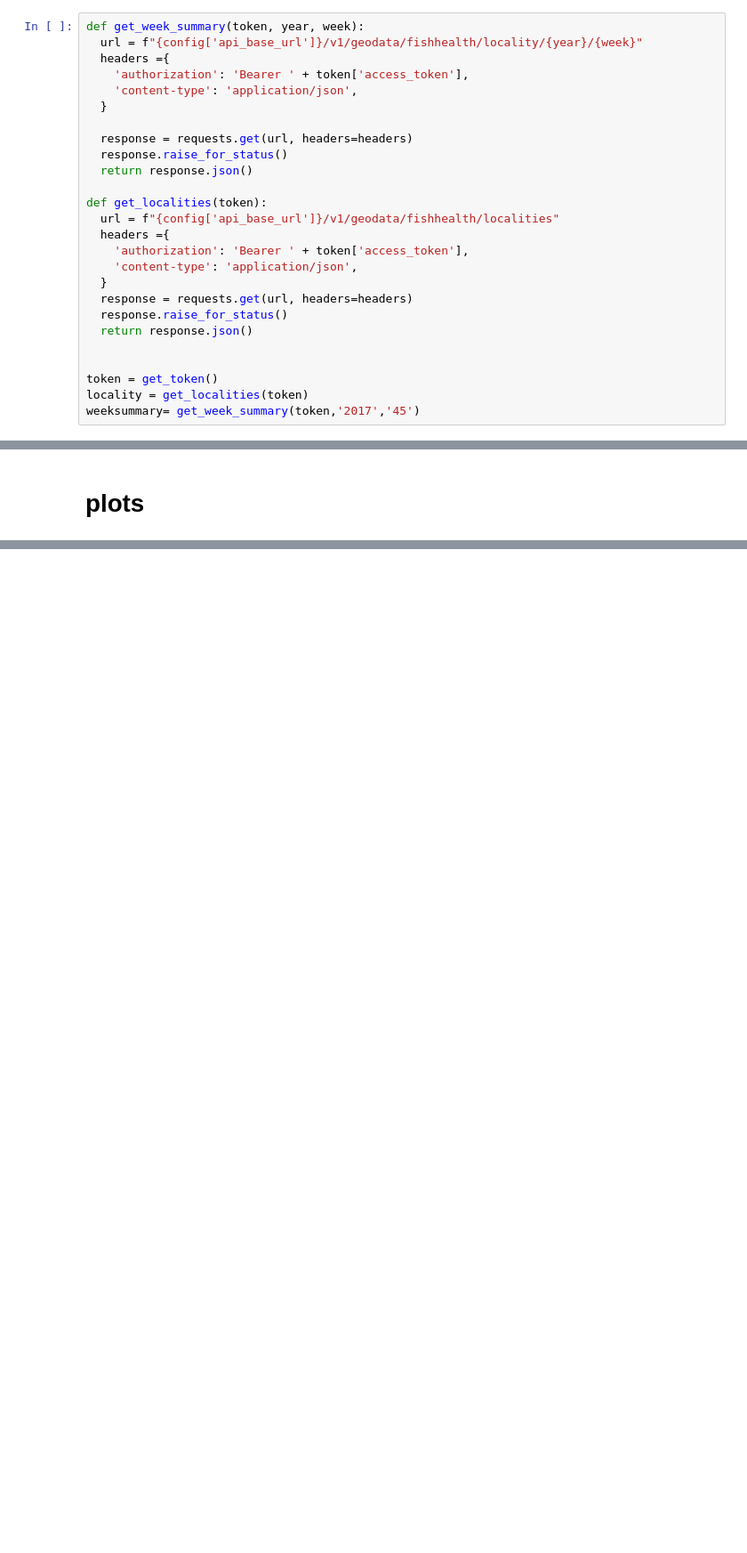
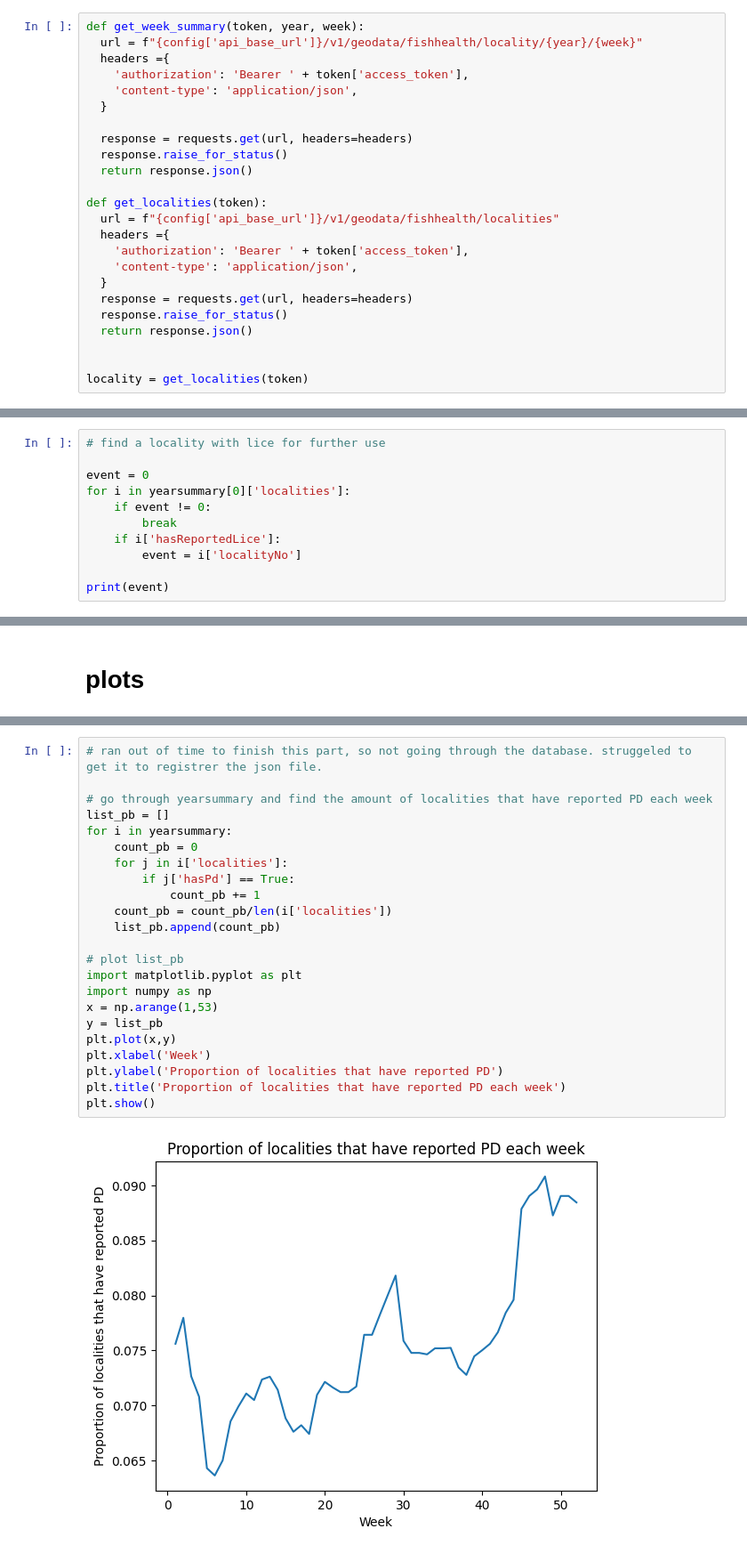
Before and after one commit to Pinglepi/NMBU_schoolprojects, a Jupyter notebook: ind320/project1.ipynb, the cells around one changed output, grey strips where cells are left out. Shown at 89% size. Cells and saved outputs as stored; diff of their text form; blank space fills up the shorter version.

```diff
--- a/ind320/project1.ipynb
+++ b/ind320/project1.ipynb
@@ -147,8 +147,6 @@ def get_localities(token):
   return response.json()
 
 
-token = get_token()
 locality = get_localities(token)
-weeksummary= get_week_summary(token,'2017','45')
 # %% [output]
 Token request successful
@@ -175,3 +163,14 @@ token = get_token()
 yearsummary = get_year_summary(token, '2020')
 # %% [output]
 Token request successful
+# %%
+# find a locality with lice for further use
+
+event = 0
+for i in yearsummary[0]['localities']:
+    if event != 0:
+        break
+    if i['hasReportedLice']:
+        event = i['localityNo']
+
+print(event)
@@ -301,0 +261,25 @@ spark.stop()
+# %%
+# ran out of time to finish this part, so not going through the database. struggeled to get it to registrer the json file.
+
+# go through yearsummary and find the amount of localities that have reported PD each week
+list_pb = []
+for i in yearsummary:
+    count_pb = 0
+    for j in i['localities']:
+        if j['hasPd'] == True:
+            count_pb += 1
+    count_pb = count_pb/len(i['localities'])
+    list_pb.append(count_pb)
+
+# plot list_pb
+import matplotlib.pyplot as plt
+import numpy as np
+x = np.arange(1,53)
+y = list_pb
+plt.plot(x,y)
+plt.xlabel('Week')
+plt.ylabel('Proportion of localities that have reported PD')
+plt.title('Proportion of localities that have reported PD each week')
+plt.show()
+# %% [output]
+[figure, added]
```
Also changed, not shown: parts of 16 cells of this notebook.
